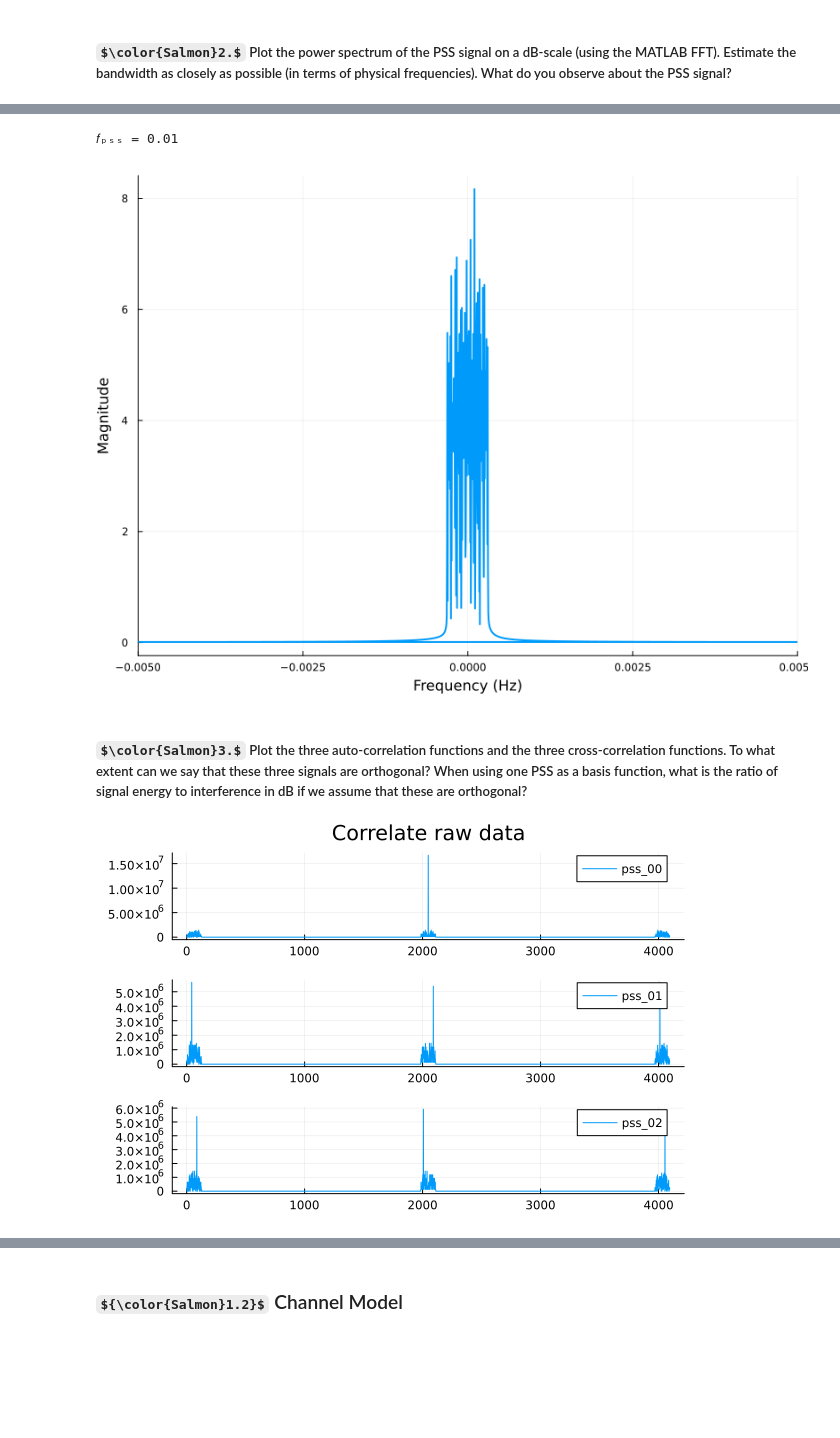
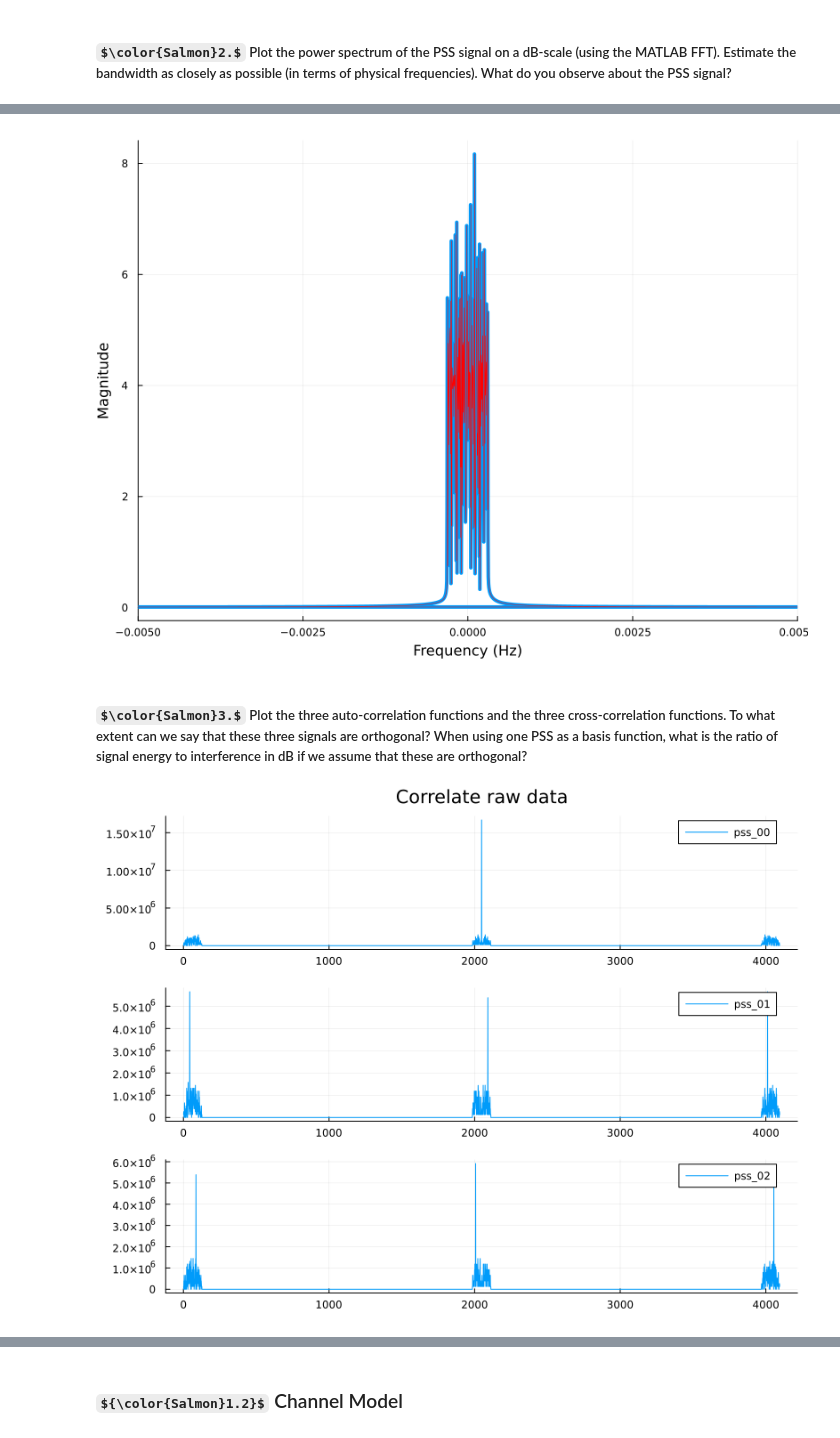
Before and after one commit to setrar/DigiCom, a Jupyter notebook: Labs/TP1/REPORT.ipynb, the cells around one changed output, grey strips where cells are left out. Drawn from its saved outputs; the diff is of its cells as text; code cells hidden in the pictures; some formulas as TeX source; blank space fills up the shorter version.

```diff
--- a/Labs/TP1/REPORT.ipynb
+++ b/Labs/TP1/REPORT.ipynb
@@ -127,24 +136,34 @@ plot!(Im(sₚₛₛ⁰)
 # %%
 # Compute the frequencies corresponding to the FFT result
-𝑓ₚₛₛ = 1e-2; @show 𝑓ₚₛₛ # Assuming a normalized frequency range
-tₚₛₛ = fftshift((0:𝑁ₚₛₛ-1) .- 𝑁ₚₛₛ/2) / 𝑁ₚₛₛ * 𝑓ₚₛₛ # frequencies
+tₚₛₛ = fftshift((0:𝑁ₚₛₛ-1) .- 𝑁ₚₛₛ/2) / 𝑁ₚₛₛ * Nᵨ # frequencies 0-index based
 
-# s (small s) will be transformed to Slanted S (fourier transform) in frequency domain
-𝑆ₚₛₛ⁰ = fft(sₚₛₛ⁰) # Compute the Fourier transform of the signal
+# s (small s) will be transformed to Slanted 𝓢 (fourier transform) in frequency domain
+𝓢ₚₛₛ⁰ = 𝓕(sₚₛₛ⁰) # Compute the Fourier transform of the signal
+
+tₚₛₛ1 = fftshift((1:𝑁ₚₛₛ) .- 𝑁ₚₛₛ/2) / 𝑁ₚₛₛ * Nᵨ # frequencies 1-index based
 
 # Plot the magnitude spectrum
 plot(tₚₛₛ
-    , abs.(𝑆ₚₛₛ⁰) # In absolute values
+    , abs.(𝓢ₚₛₛ⁰) # In absolute values
     , xlabel="Frequency (Hz)"
     , ylabel="Magnitude"
-    , xlims = (-𝑓ₚₛₛ/2, 𝑓ₚₛₛ/2) # Set limits to focus on the main lobe
+    , xlims = (-Nᵨ/2, Nᵨ/2) # Set limits to focus on the main lobe
     , legend=false
-    , linewidth = 2
+    , linewidth = 4
     , size = ( 800, 600 )
 )
+plot!(tₚₛₛ1
+    , abs.(𝓢ₚₛₛ⁰) # In absolute values
+    , xlabel="Frequency (Hz)"
+    , ylabel="Magnitude"
+    , xlims = (-Nᵨ/2, Nᵨ/2) # Set limits to focus on the main lobe
+    , legend=false
+    , linewidth = .5
+    , size = ( 800, 600 )
+    , color = :red
+)
 # %% [output]
-𝑓ₚₛₛ = 0.01
-[figure, old version]
+[figure, new version]
 # %% [markdown]
 ##### $\color{Salmon}3.$ Plot the three auto-correlation functions and the three cross-correlation functions. To what extent can we say that these three signals are orthogonal? When using one PSS as a basis function, what is the ratio of signal energy to interference in dB if we assume that these are orthogonal?
 # %%
@@ -162,12 +181,13 @@ pss_02 = DSP.xcorr(pss_0,pss_2); plot02 = plot(abs.(pss_02), label="pss_02");
 # %%
 # Arrange subplots in a grid
 plot(plot00
     , plot01
     , plot02
     , layout=(3, 1)
     , legend = :topright
+    , size = ( 800, 600 )
 )
 # %% [output]
-[figure, old version]
+[figure, new version]
 # %%
 # pss00 = xcorr(pss0_t,pss0_t); plot(abs(pss00))
```
Also changed, not shown: parts of 42 cells of this notebook, 4 other files.
